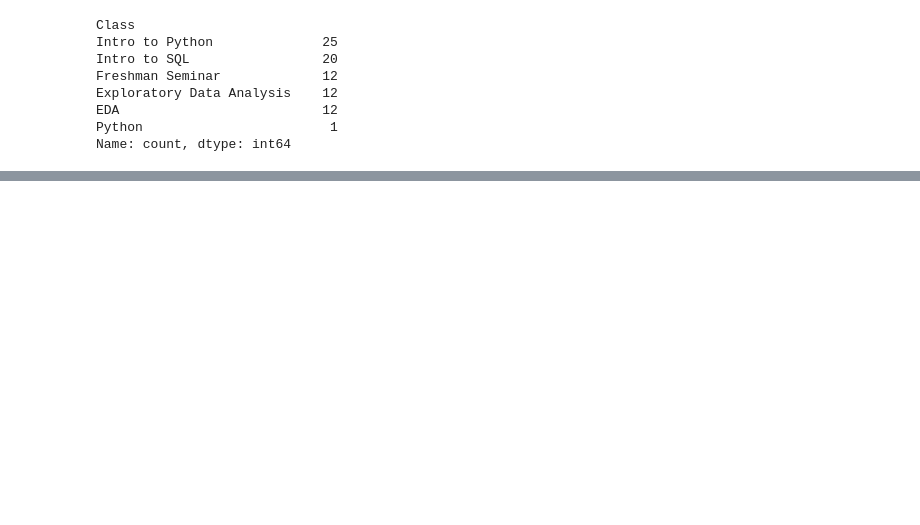
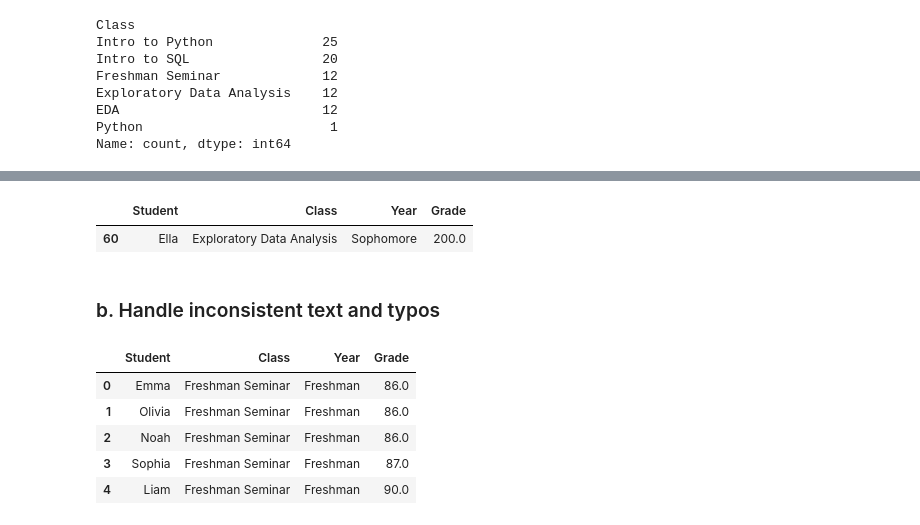
Before and after one commit to hermanconnor/data-prep-and-eda-python, a Jupyter notebook: 2-cleaning-data/cleaning_data.ipynb, the cells around one changed output, grey strips where cells are left out. Drawn from its saved outputs; the diff is of its cells as text; code cells hidden in the pictures; blank space fills up the shorter version.

Commit message:
Complete section on handling inconsistent text and typos

```diff
--- a/2-cleaning-data/cleaning_data.ipynb
+++ b/2-cleaning-data/cleaning_data.ipynb
@@ -327,0 +402,16 @@ Name: count, dtype: int64
+# %%
+df[df.Grade > 100]
+# %% [output]
+|  | Student | Class | Year | Grade |
+| 60 | Ella | Exploratory Data Analysis | Sophomore | 200.0 |
+# %% [markdown]
+### b. Handle inconsistent text and typos
+# %%
+df.head()
+# %% [output]
+|  | Student | Class | Year | Grade |
+| 0 | Emma | Freshman Seminar | Freshman | 86.0 |
+| 1 | Olivia | Freshman Seminar | Freshman | 86.0 |
+| 2 | Noah | Freshman Seminar | Freshman | 86.0 |
+| 3 | Sophia | Freshman Seminar | Freshman | 87.0 |
+| 4 | Liam | Freshman Seminar | Freshman | 90.0 |
```
Also changed, not shown: parts of 10 cells of this notebook.
